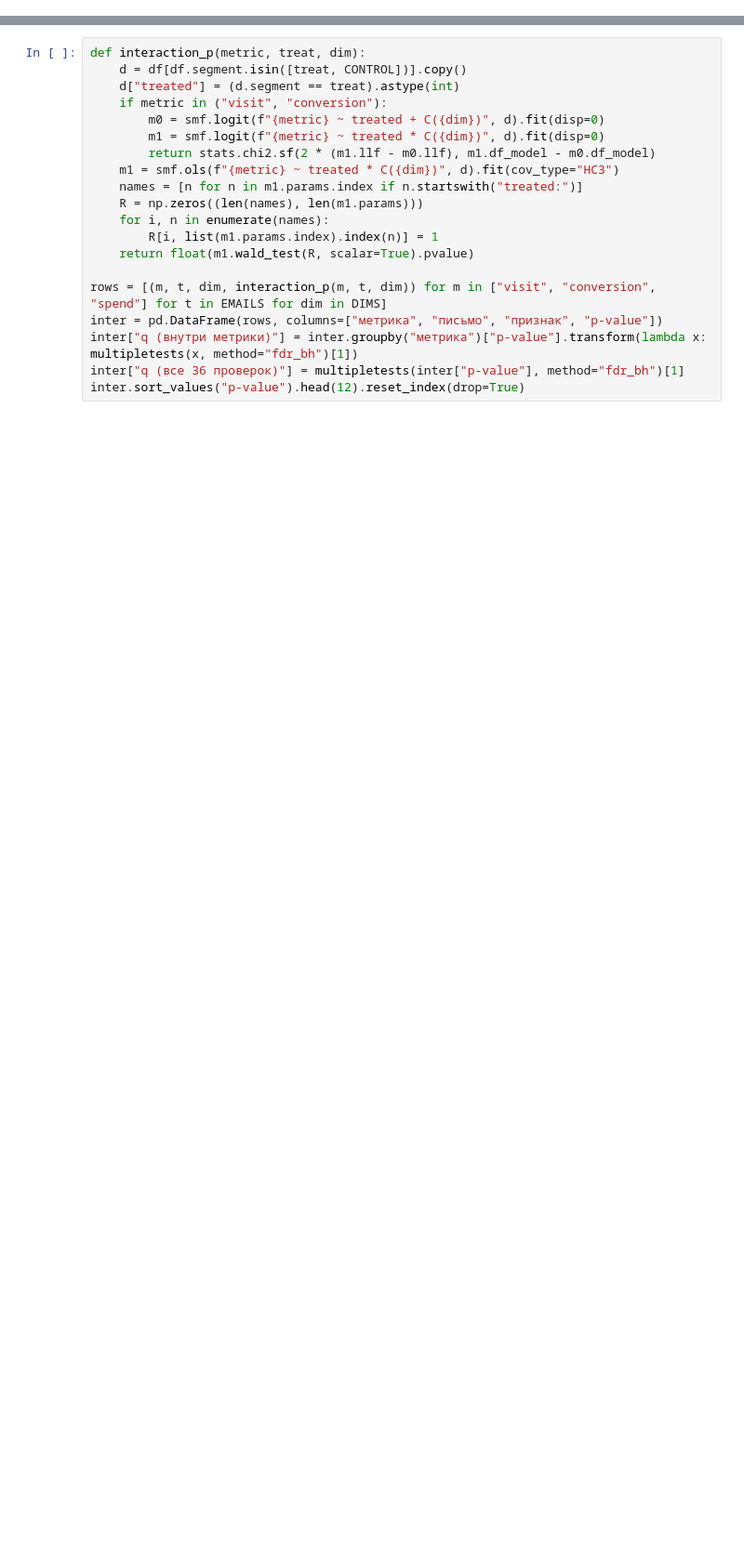
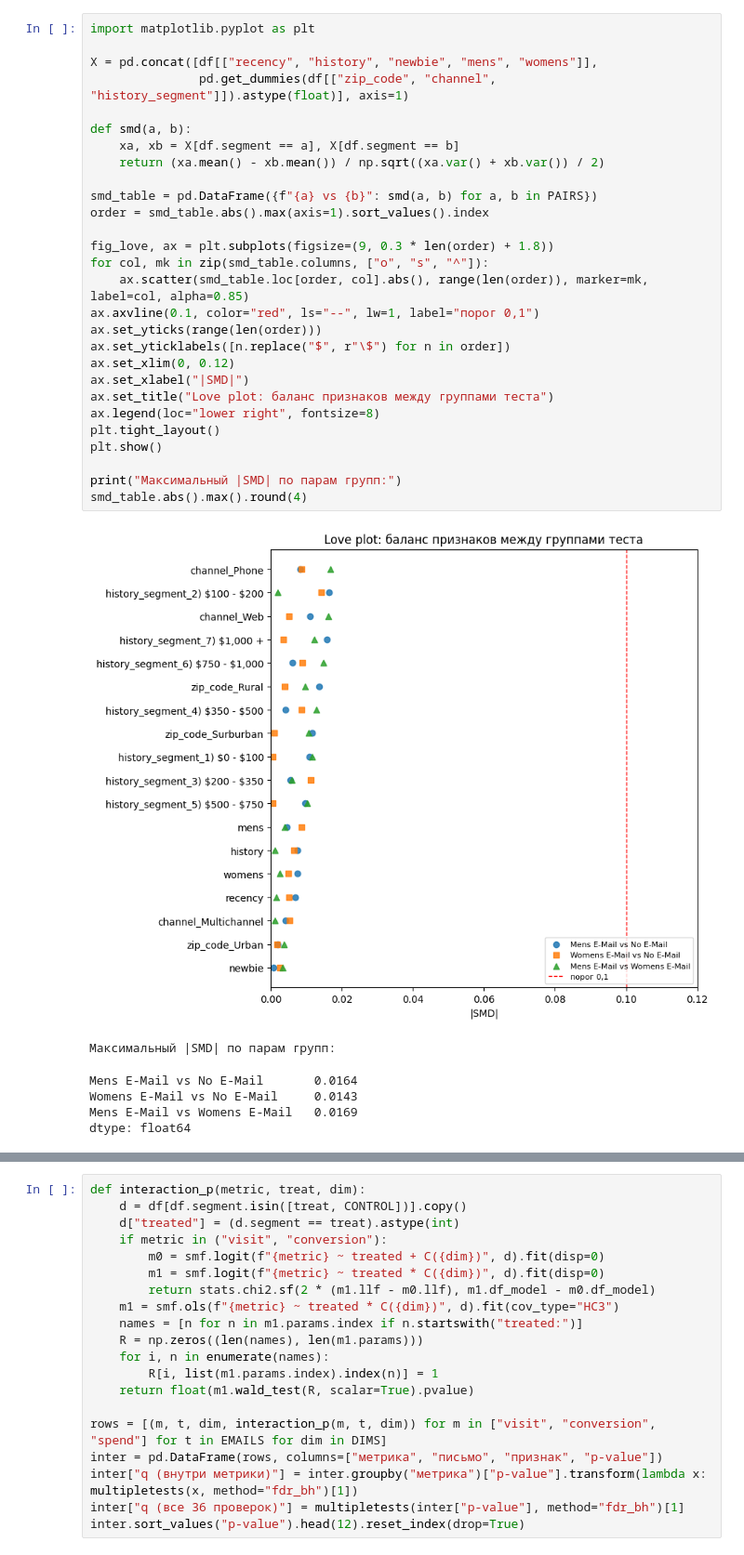
Before and after one commit to 404iq/hillstrom-ab-test, a Jupyter notebook: notebooks/05_robustness_checks.ipynb, the cells around one changed output, grey strips where cells are left out. Shown at 93% size. Saved outputs shown, nothing was run; the diff lists cells and outputs as text; blank space fills up the shorter version.

Commit message:
Add Mens vs Womens comparison, SMD, event counts and CIs for strategy gains

```diff
--- a/notebooks/05_robustness_checks.ipynb
+++ b/notebooks/05_robustness_checks.ipynb
@@ -56,0 +121,35 @@ DIMS = ["newbie_label", "channel", "zip_code", "history_segment", "recency_bucke
+# %%
+import matplotlib.pyplot as plt
+
+X = pd.concat([df[["recency", "history", "newbie", "mens", "womens"]],
+               pd.get_dummies(df[["zip_code", "channel", "history_segment"]]).astype(float)], axis=1)
+
+def smd(a, b):
+    xa, xb = X[df.segment == a], X[df.segment == b]
+    return (xa.mean() - xb.mean()) / np.sqrt((xa.var() + xb.var()) / 2)
+
+smd_table = pd.DataFrame({f"{a} vs {b}": smd(a, b) for a, b in PAIRS})
+order = smd_table.abs().max(axis=1).sort_values().index
+
+fig_love, ax = plt.subplots(figsize=(9, 0.3 * len(order) + 1.8))
+for col, mk in zip(smd_table.columns, ["o", "s", "^"]):
+    ax.scatter(smd_table.loc[order, col].abs(), range(len(order)), marker=mk, label=col, alpha=0.85)
+ax.axvline(0.1, color="red", ls="--", lw=1, label="порог 0,1")
+ax.set_yticks(range(len(order)))
+ax.set_yticklabels([n.replace("$", r"\$") for n in order])
+ax.set_xlim(0, 0.12)
+ax.set_xlabel("|SMD|")
+ax.set_title("Love plot: баланс признаков между группами теста")
+ax.legend(loc="lower right", fontsize=8)
+plt.tight_layout()
+plt.show()
+
+print("Максимальный |SMD| по парам групп:")
+smd_table.abs().max().round(4)
+# %% [output]
+[figure, added]
+Максимальный |SMD| по парам групп:
+Mens E-Mail vs No E-Mail       0.0164
+Womens E-Mail vs No E-Mail     0.0143
+Mens E-Mail vs Womens E-Mail   0.0169
+dtype: float64
```
Also changed, not shown: parts of 22 cells of this notebook, 3 other files.
